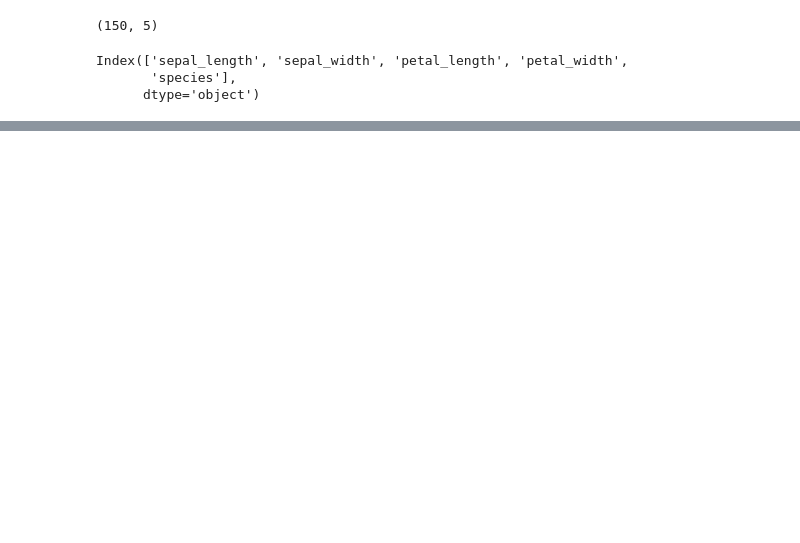
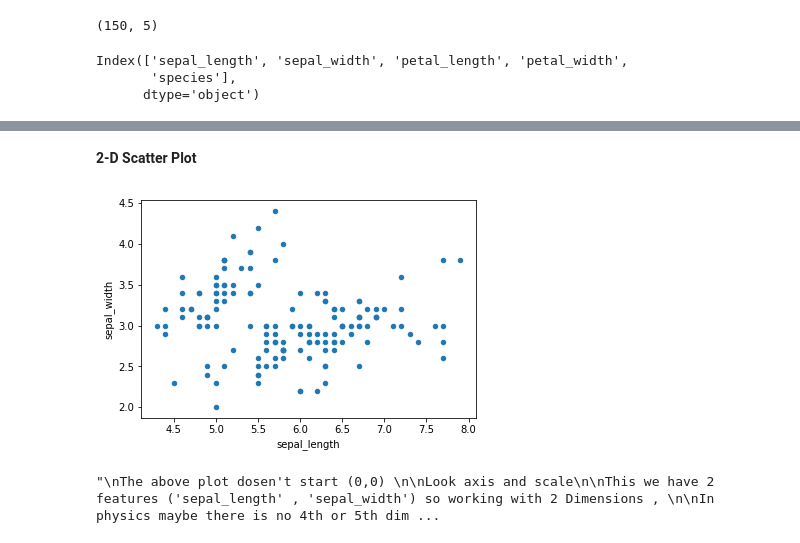
Before and after one commit to TheMLEngineer/Machine-Learning-Master-in-Python, a Jupyter notebook: EDA/EDA.ipynb, the cells around one changed output, grey strips where cells are left out. Drawn from its saved outputs; the diff is of its cells as text; code cells hidden in the pictures; blank space fills up the shorter version.

```diff
--- a/EDA/EDA.ipynb
+++ b/EDA/EDA.ipynb
@@ -36,0 +39,2 @@ Iris is a perfectly balanced dataset
+# %% [markdown]
+**2-D Scatter Plot**
@@ -36,0 +43,21 @@ Iris is a perfectly balanced dataset
+# %%
+iris.plot(kind = 'scatter' , x = 'sepal_length' , y = 'sepal_width');
+plt.show()
+# %% [output]
+[figure, added]
+# %%
+'''
+The above plot dosen't start (0,0)
+
+Look axis and scale
+
+This we have 2 features ('sepal_length' , 'sepal_width') so working with 2 Dimensions ,
+
+In physics maybe there is no 4th or 5th dimension
+
+But
+
+in ML if u r working with 100 features , u r working with 100 dimensions
+'''
+# %% [output]
+"\nThe above plot dosen't start (0,0) \n\nLook axis and scale\n\nThis we have 2 features ('sepal_length' , 'sepal_width') so working with 2 Dimensions , \n\nIn physics maybe there is no 4th or 5th dim ...
```
Also changed, not shown: parts of 36 cells of this notebook.
